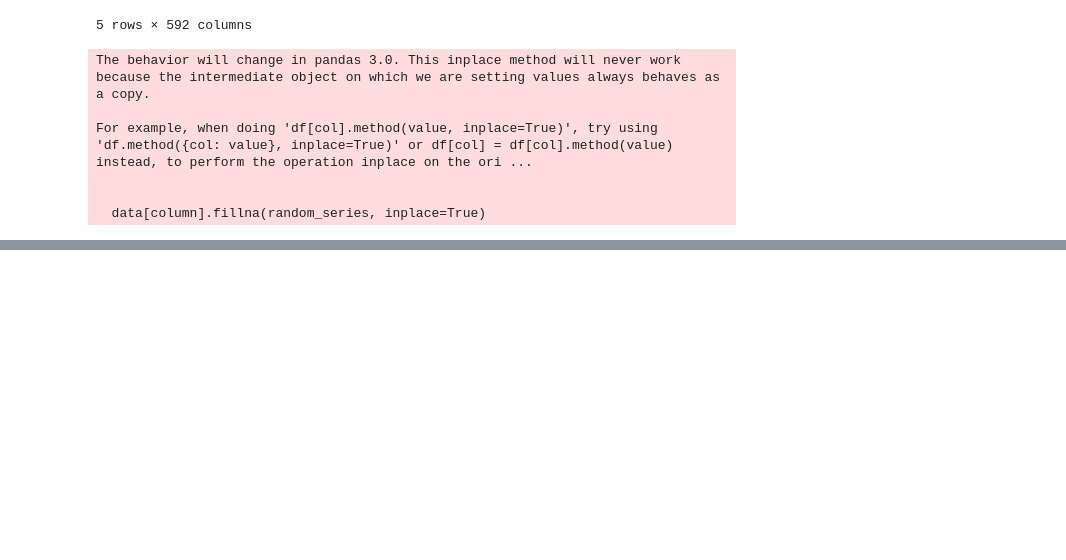
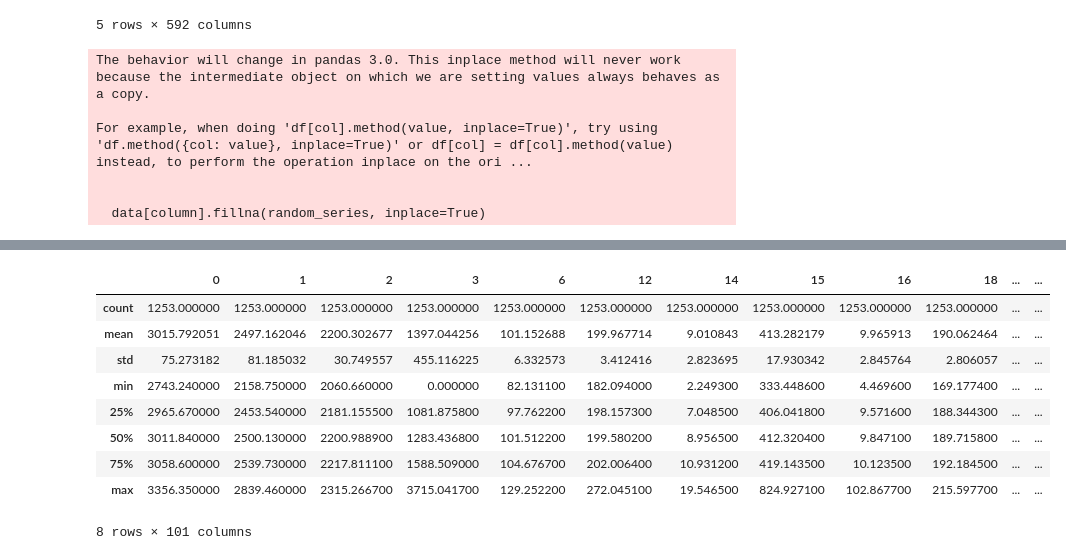
Before and after one commit to datafreak-adi/practice_ignore, a Jupyter notebook: Feature_Selection(Task_54).ipynb, the cells around one changed output, grey strips where cells are left out. Drawn from its saved outputs; the diff is of its cells as text; code cells hidden in the pictures; blank space fills up the shorter version.

```diff
--- a/Feature_Selection(Task_54).ipynb
+++ b/Feature_Selection(Task_54).ipynb
@@ -159,0 +354,18 @@ print( f" Using this duplicated method we manage to delete {data.shape[1] - data
+# %%
+# Since aur data_annova still has null values we treat them first
+
+
+# Filling NaN Values with random
+for column in data_anova.columns:
+
+    min_value = data_anova[column].min()
+    max_value = data_anova[column].max()
+
+    # Generate random numbers within the range
+    random_values = np.random.uniform(min_value, max_value,  data_anova[column].isnull().sum())
+
+    # Create a Series with the random values
+    random_series = pd.Series(random_values, index= data_anova[column][ data_anova[column].isnull()].index)
+
+    # Fill NaN values with the random series
+    data_anova[column].fillna(random_series, inplace=True)
@@ -159,0 +383,13 @@ print( f" Using this duplicated method we manage to delete {data.shape[1] - data
+# %%
+data_anova.describe()
+# %% [output]
+|  | 0 | 1 | 2 | 3 | 6 | 12 | 14 | 15 | 16 | 18 | ... | ... |
+| count | 1253.000000 | 1253.000000 | 1253.000000 | 1253.000000 | 1253.000000 | 1253.000000 | 1253.000000 | 1253.000000 | 1253.000000 | 1253.000000 | ... | ... |
+| mean | 3015.792051 | 2497.162046 | 2200.302677 | 1397.044256 | 101.152688 | 199.967714 | 9.010843 | 413.282179 | 9.965913 | 190.062464 | ... | ... |
+| std | 75.273182 | 81.185032 | 30.749557 | 455.116225 | 6.332573 | 3.412416 | 2.823695 | 17.930342 | 2.845764 | 2.806057 | ... | ... |
+| min | 2743.240000 | 2158.750000 | 2060.660000 | 0.000000 | 82.131100 | 182.094000 | 2.249300 | 333.448600 | 4.469600 | 169.177400 | ... | ... |
+| 25% | 2965.670000 | 2453.540000 | 2181.155500 | 1081.875800 | 97.762200 | 198.157300 | 7.048500 | 406.041800 | 9.571600 | 188.344300 | ... | ... |
+| 50% | 3011.840000 | 2500.130000 | 2200.988900 | 1283.436800 | 101.512200 | 199.580200 | 8.956500 | 412.320400 | 9.847100 | 189.715800 | ... | ... |
+| 75% | 3058.600000 | 2539.730000 | 2217.811100 | 1588.509000 | 104.676700 | 202.006400 | 10.931200 | 419.143500 | 10.123500 | 192.184500 | ... | ... |
+| max | 3356.350000 | 2839.460000 | 2315.266700 | 3715.041700 | 129.252200 | 272.045100 | 19.546500 | 824.927100 | 102.867700 | 215.597700 | ... | ... |
+8 rows × 101 columns
```
Also changed, not shown: parts of 17 cells of this notebook.
